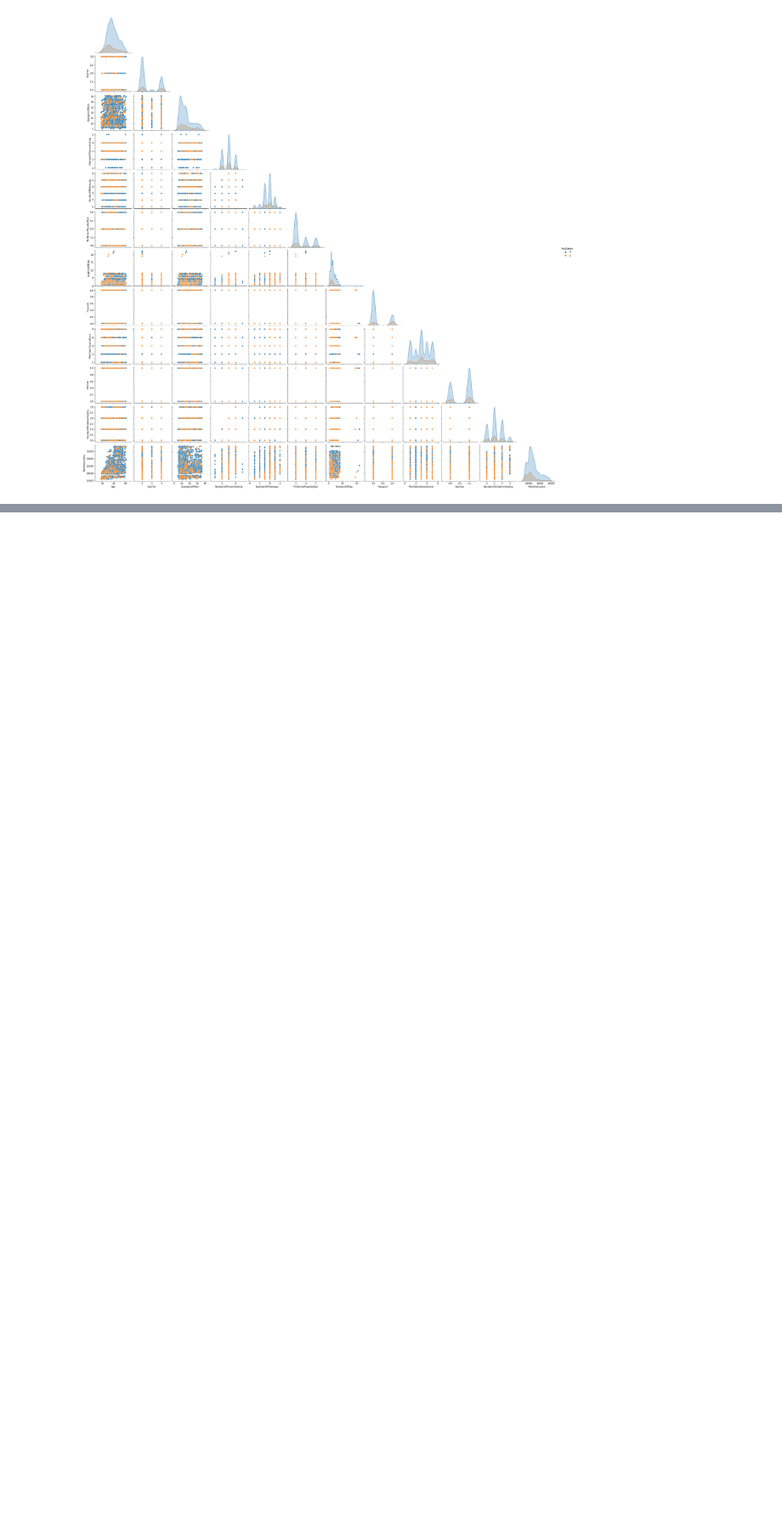
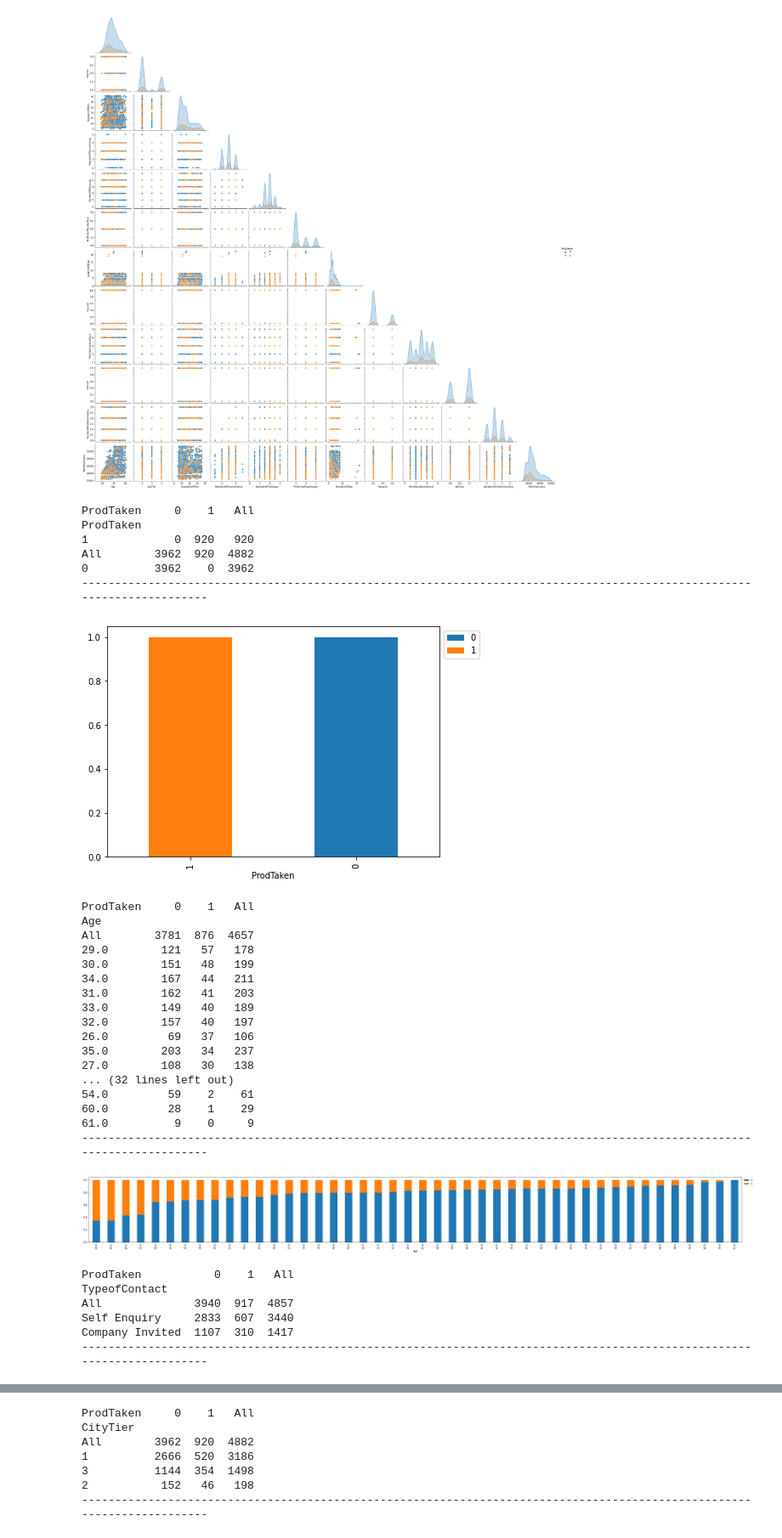
Before and after one commit to jarato123/AI-Class, a Jupyter notebook: Ensemble Techniques/ET Final Project/ET Final Project.ipynb, the cells around one changed output, grey strips where cells are left out. Shown at 85% size. Saved outputs shown, nothing was run; the diff lists cells and outputs as text; code cells hidden in the pictures; blank space fills up the shorter version.

```diff
--- a/Ensemble Techniques/ET Final Project/ET Final Project.ipynb
+++ b/Ensemble Techniques/ET Final Project/ET Final Project.ipynb
@@ -415,3 +442,39 @@ sns.pairplot(df, corner=True, hue='ProdTaken')
 plt.show()
 # %% [output]
 [figure]
+# %%
+Print
+for i in plots:
+    stacked_barplot(plots, i, "ProdTaken" )
+# %% [output]
+ProdTaken     0    1   All
+ProdTaken
+1             0  920   920
+All        3962  920  4882
+0          3962    0  3962
+------------------------------------------------------------------------------------------------------------------------
+[figure, added]
+ProdTaken     0    1   All
+Age
+All        3781  876  4657
+29.0        121   57   178
+30.0        151   48   199
+34.0        167   44   211
+31.0        162   41   203
+33.0        149   40   189
+32.0        157   40   197
+26.0         69   37   106
+35.0        203   34   237
+27.0        108   30   138
+... (32 lines left out)
+54.0         59    2    61
+60.0         28    1    29
+61.0          9    0     9
+------------------------------------------------------------------------------------------------------------------------
+[figure, added]
+ProdTaken           0    1   All
+TypeofContact
+All              3940  917  4857
+Self Enquiry     2833  607  3440
+Company Invited  1107  310  1417
+------------------------------------------------------------------------------------------------------------------------
@@ -417,0 +482,7 @@ plt.show()
+ProdTaken     0    1   All
+CityTier
+All        3962  920  4882
+1          2666  520  3186
+3          1144  354  1498
+2           152   46   198
+------------------------------------------------------------------------------------------------------------------------
```
Also changed, not shown: parts of 12 cells of this notebook.
